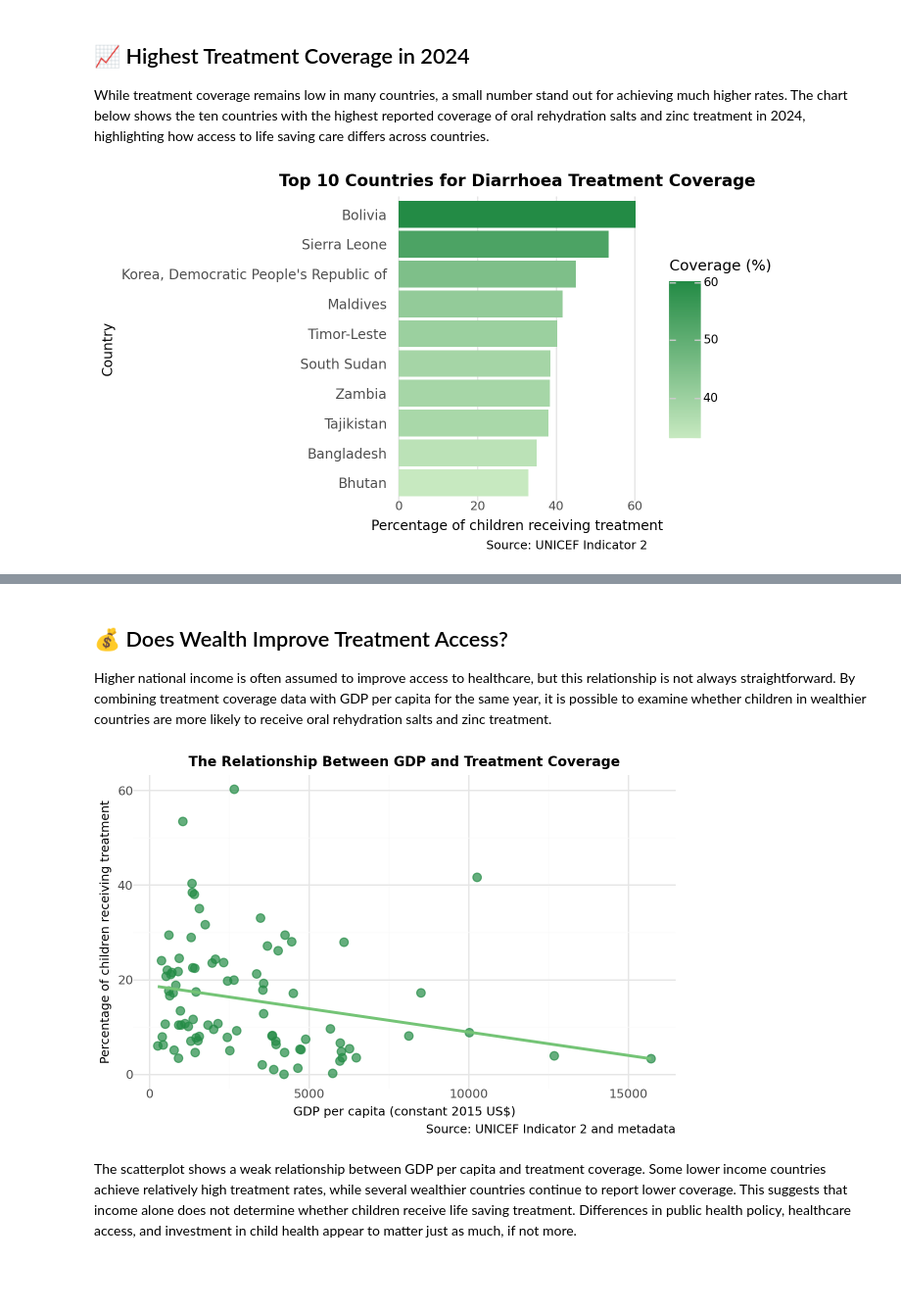
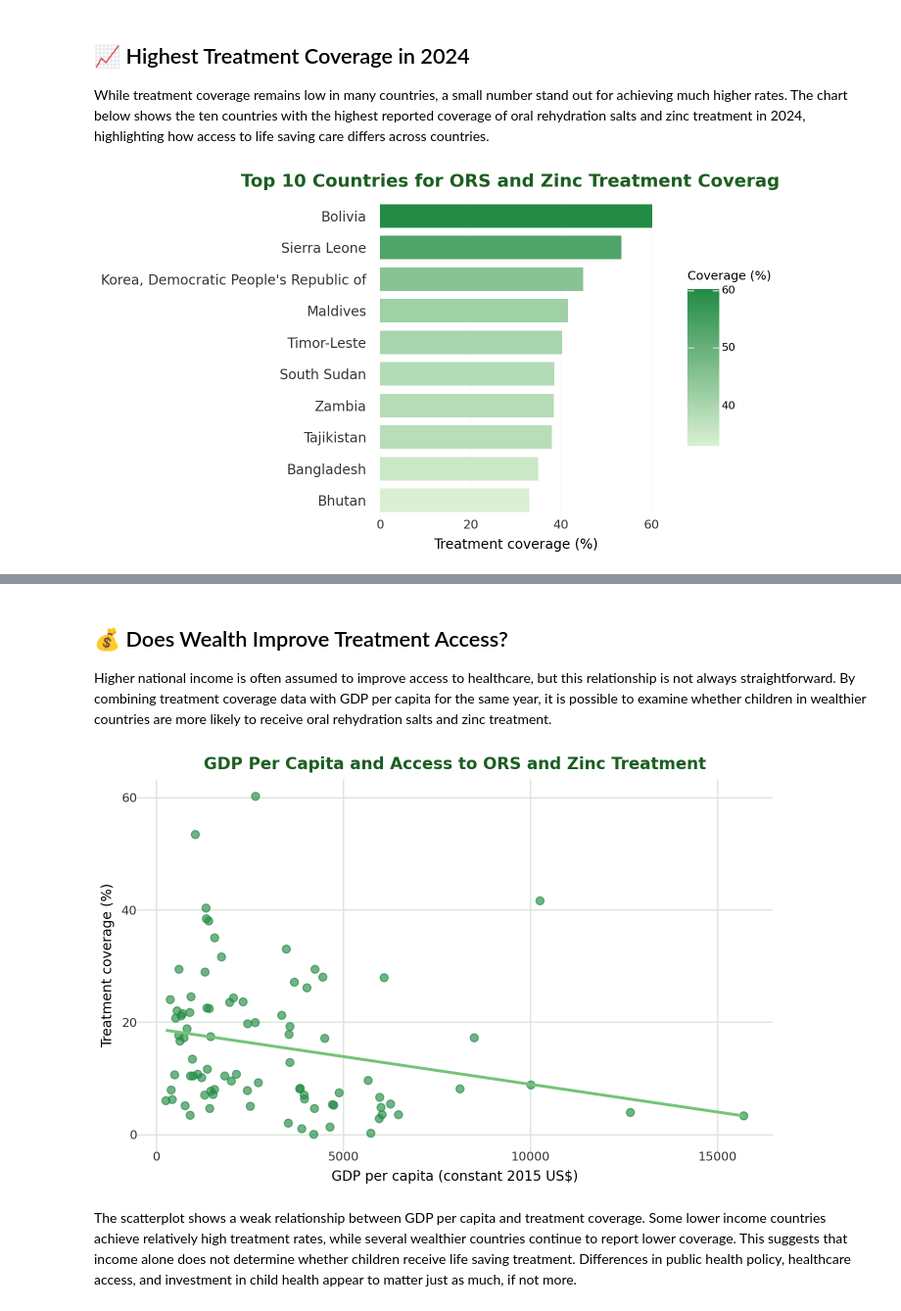
Before and after one commit to laniquahendricks2/laniquahendricks2.github.io, a Jupyter notebook: UNICEF_Assignment.ipynb, the cells around one changed output, grey strips where cells are left out. Shown at 98% size. Saved outputs shown, nothing was run; the diff lists cells and outputs as text; code cells hidden in the pictures; blank space fills up the shorter version.

```diff
--- a/UNICEF_Assignment.ipynb
+++ b/UNICEF_Assignment.ipynb
@@ -443,45 +576,47 @@ from plotnine import (
 )
 
 # Select the ten countries with the highest treatment coverage
 top10 = (
     latest_country
     .sort("obs_value", descending=True)
     .head(10)
 )
 
 (
     ggplot(
         top10.to_pandas(),
         aes(
             x="reorder(country, obs_value)",
             y="obs_value",
             fill="obs_value"
         )
     )
-    + geom_col(show_legend=True)
+    + geom_col(width=0.75, show_legend=True)
     + coord_flip()
-    + scale_fill_gradient(low="#C7E9C0", high="#238B45")
+    + scale_fill_gradient(low="#d9f0d3", high="#238b45")
     + labs(
-        title="Top 10 Countries for Diarrhoea Treatment Coverage",
-        x="Country",
-        y="Percentage of children receiving treatment",
-        fill="Coverage (%)",
-        caption="Source: UNICEF Indicator 2"
+        title="Top 10 Countries for ORS and Zinc Treatment Coverage",
+        x="",
+        y="Treatment coverage (%)",
+        fill="Coverage (%)"
     )
     + theme_minimal()
     + theme(
         figure_size=(7, 4),
-        plot_title=element_text(size=12, weight="bold"),
+        plot_title=element_text(size=13, weight="bold", color="#1b5e20"),
         axis_title=element_text(size=10),
-        axis_text_y=element_text(size=10),
-        axis_text_x=element_text(size=9),
+        axis_text_y=element_text(size=10, color="#333333"),
+        axis_text_x=element_text(size=9, color="#333333"),
         legend_position="right",
+        legend_title=element_text(size=9),
+        legend_text=element_text(size=8),
         panel_grid_minor=element_blank(),
-        panel_grid_major_y=element_blank()
+        panel_grid_major_y=element_blank(),
+        panel_grid_major_x=element_text(alpha=0.15)
     )
 )
 # %% [output]
-[figure, old version]
+[figure, new version]
 # %% [markdown]
 The chart shows that Bolivia and Sierra Leone lead all other countries in treatment coverage, with rates above 50 percent. However, even among the top ten countries, coverage remains below 60 percent, meaning that a large share of children with diarrhoea still do not receive recommended treatment. The presence of countries such as South Sudan, Bangladesh, and Bhutan among the highest performers suggests that strong treatment coverage is possible across a wide range of contexts.
 
@@ -502,7 +637,7 @@ Higher national income is often assumed to improve access to healthcare, but thi
 
 from plotnine import (
     ggplot, aes, geom_point, geom_smooth, labs,
-    theme_minimal, element_text, theme
+    theme_minimal, element_text, theme, element_blank
 )
 
 # Combine treatment coverage with GDP data for the same country and year
@@ -528,24 +663,38 @@ scatter_data = (
             y="obs_value"
         )
     )
-    + geom_point(size=3, color="#238B45", alpha=0.7)
-    + geom_smooth(method="lm", se=False, color="#74C476", size=1.2)
+    + geom_point(
+        size=2.8,
+        color="#238B45",
+        alpha=0.65
+    )
+    + geom_smooth(
+        method="lm",
+        se=False,
+        color="#74C476",
+        size=1.2
+    )
     + labs(
-        title="The Relationship Between GDP and Treatment Coverage",
+        title="GDP Per Capita and Access to ORS and Zinc Treatment",
         x="GDP per capita (constant 2015 US$)",
-        y="Percentage of children receiving treatment",
-        caption="Source: UNICEF Indicator 2 and metadata"
+        y="Treatment coverage (%)"
     )
     + theme_minimal()
     + theme(
-        figure_size=(6, 4),
-        plot_title=element_text(size=10, weight="bold"),
-        axis_title=element_text(size=9),
-        axis_text=element_text(size=9)
+        figure_size=(7, 4.5),
+        plot_title=element_text(
+            size=12,
+            weight="bold",
+            color="#1b5e20"
+        ),
+        axis_title=element_text(size=10),
+        axis_text=element_text(size=9, color="#333333"),
+        panel_grid_minor=element_blank(),
+        panel_grid_major=element_text(color="#d9e6d9")
     )
 )
 # %% [output]
-[figure, old version]
+[figure, new version]
 # %% [markdown]
 The scatterplot shows a weak relationship between GDP per capita and treatment coverage. Some lower income countries achieve relatively high treatment rates, while several wealthier countries continue to report lower coverage. This suggests that income alone does not determine whether children receive life saving treatment. Differences in public health policy, healthcare access, and investment in child health appear to matter just as much, if not more.
 # %%
```
Also changed, not shown: parts of 12 cells of this notebook.
